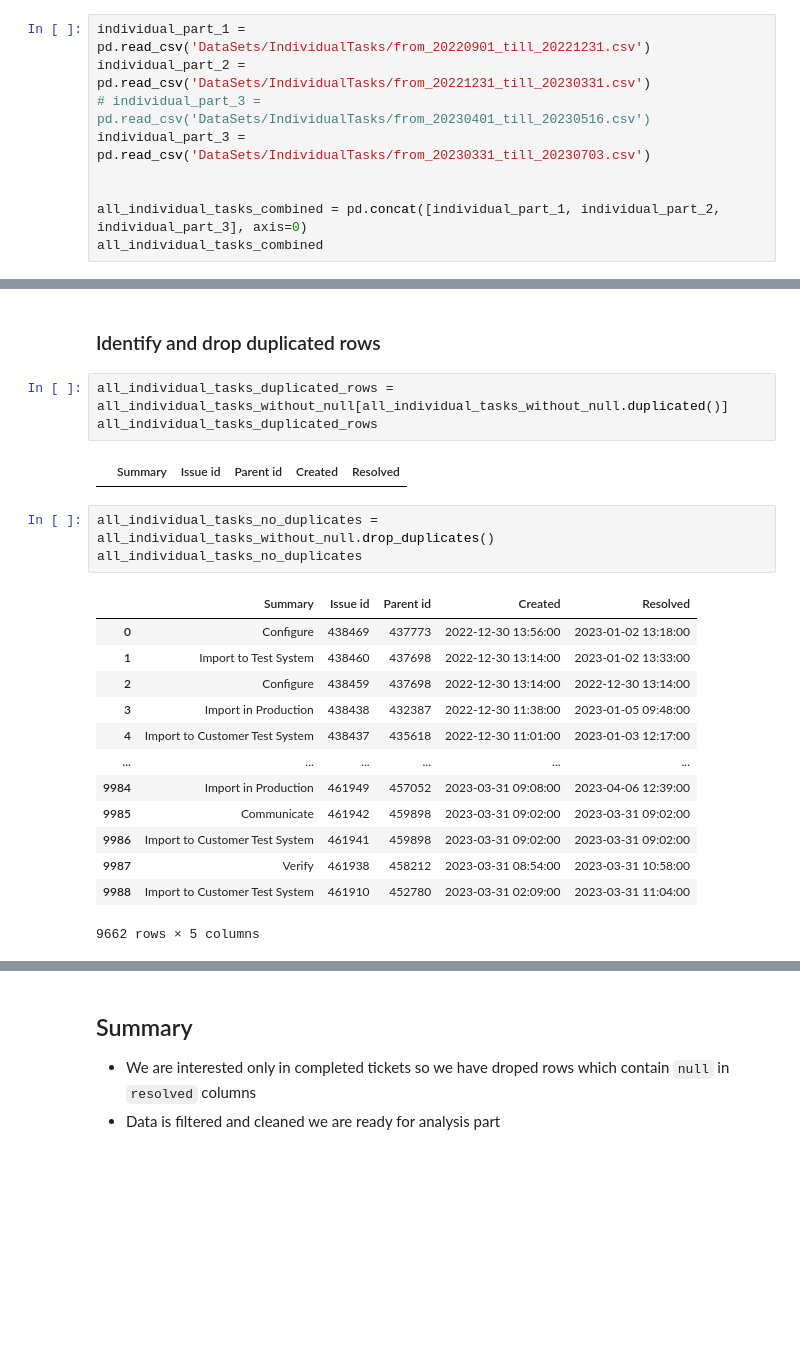
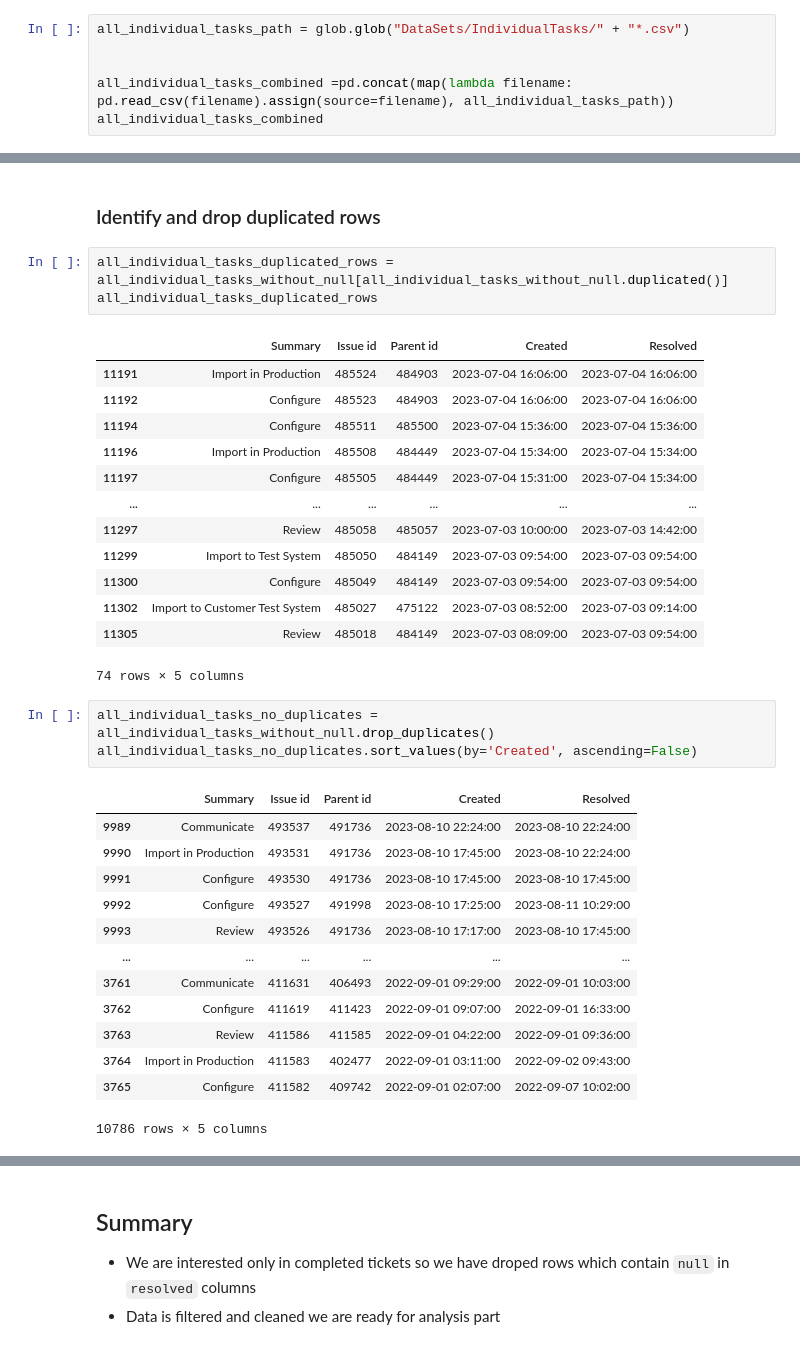
Before and after one commit to grzesiek154/PythonDataScience, a Jupyter notebook: codebusters_data_analysis/notebooks/codebusters_kpi/KPIs/SR.ipynb, the cells around one changed output, grey strips where cells are left out. Cells and saved outputs as stored; diff of their text form; blank space fills up the shorter version.

```diff
--- a/codebusters_data_analysis/notebooks/codebusters_kpi/KPIs/SR.ipynb
+++ b/codebusters_data_analysis/notebooks/codebusters_kpi/KPIs/SR.ipynb
@@ -150,13 +166,10 @@ See the caveats in the documentation: https://pandas.pydata.org/pandas-docs/stab
 - replace missing `date` values with 0
 - drop rows with "null" values
 # %%
-individual_part_1 = pd.read_csv('DataSets/IndividualTasks/from_20220901_till_20221231.csv')
-individual_part_2 = pd.read_csv('DataSets/IndividualTasks/from_20221231_till_20230331.csv')
-# individual_part_3 = pd.read_csv('DataSets/IndividualTasks/from_20230401_till_20230516.csv')
-individual_part_3 = pd.read_csv('DataSets/IndividualTasks/from_20230331_till_20230703.csv')
+all_individual_tasks_path = glob.glob("DataSets/IndividualTasks/" + "*.csv")
 
 
-all_individual_tasks_combined = pd.concat([individual_part_1, individual_part_2, individual_part_3], axis=0)
+all_individual_tasks_combined =pd.concat(map(lambda filename: pd.read_csv(filename).assign(source=filename), all_individual_tasks_path))
 all_individual_tasks_combined
 # %% [output]
 |  | Summary | Issue key | Issue id | Parent id | Issue Type | Status | Project key | Project name | Project type | ... |
@@ -313,20 +343,32 @@ all_individual_tasks_duplicated_rows = all_individual_tasks_without_null[all_ind
 all_individual_tasks_duplicated_rows
 # %% [output]
 |  | Summary | Issue id | Parent id | Created | Resolved |
+| 11191 | Import in Production | 485524 | 484903 | 2023-07-04 16:06:00 | 2023-07-04 16:06:00 |
+| 11192 | Configure | 485523 | 484903 | 2023-07-04 16:06:00 | 2023-07-04 16:06:00 |
+| 11194 | Configure | 485511 | 485500 | 2023-07-04 15:36:00 | 2023-07-04 15:36:00 |
+| 11196 | Import in Production | 485508 | 484449 | 2023-07-04 15:34:00 | 2023-07-04 15:34:00 |
+| 11197 | Configure | 485505 | 484449 | 2023-07-04 15:31:00 | 2023-07-04 15:34:00 |
+| ... | ... | ... | ... | ... | ... |
+| 11297 | Review | 485058 | 485057 | 2023-07-03 10:00:00 | 2023-07-03 14:42:00 |
+| 11299 | Import to Test System | 485050 | 484149 | 2023-07-03 09:54:00 | 2023-07-03 09:54:00 |
+| 11300 | Configure | 485049 | 484149 | 2023-07-03 09:54:00 | 2023-07-03 09:54:00 |
+| 11302 | Import to Customer Test System | 485027 | 475122 | 2023-07-03 08:52:00 | 2023-07-03 09:14:00 |
+| 11305 | Review | 485018 | 484149 | 2023-07-03 08:09:00 | 2023-07-03 09:54:00 |
+74 rows × 5 columns
 # %%
 all_individual_tasks_no_duplicates = all_individual_tasks_without_null.drop_duplicates()
-all_individual_tasks_no_duplicates
+all_individual_tasks_no_duplicates.sort_values(by='Created', ascending=False)
 # %% [output]
 |  | Summary | Issue id | Parent id | Created | Resolved |
-| 0 | Configure | 438469 | 437773 | 2022-12-30 13:56:00 | 2023-01-02 13:18:00 |
-| 1 | Import to Test System | 438460 | 437698 | 2022-12-30 13:14:00 | 2023-01-02 13:33:00 |
-| 2 | Configure | 438459 | 437698 | 2022-12-30 13:14:00 | 2022-12-30 13:14:00 |
-| 3 | Import in Production | 438438 | 432387 | 2022-12-30 11:38:00 | 2023-01-05 09:48:00 |
-| 4 | Import to Customer Test System | 438437 | 435618 | 2022-12-30 11:01:00 | 2023-01-03 12:17:00 |
+| 9989 | Communicate | 493537 | 491736 | 2023-08-10 22:24:00 | 2023-08-10 22:24:00 |
+| 9990 | Import in Production | 493531 | 491736 | 2023-08-10 17:45:00 | 2023-08-10 22:24:00 |
+| 9991 | Configure | 493530 | 491736 | 2023-08-10 17:45:00 | 2023-08-10 17:45:00 |
+| 9992 | Configure | 493527 | 491998 | 2023-08-10 17:25:00 | 2023-08-11 10:29:00 |
+| 9993 | Review | 493526 | 491736 | 2023-08-10 17:17:00 | 2023-08-10 17:45:00 |
 | ... | ... | ... | ... | ... | ... |
-| 9984 | Import in Production | 461949 | 457052 | 2023-03-31 09:08:00 | 2023-04-06 12:39:00 |
-| 9985 | Communicate | 461942 | 459898 | 2023-03-31 09:02:00 | 2023-03-31 09:02:00 |
-| 9986 | Import to Customer Test System | 461941 | 459898 | 2023-03-31 09:02:00 | 2023-03-31 09:02:00 |
-| 9987 | Verify | 461938 | 458212 | 2023-03-31 08:54:00 | 2023-03-31 10:58:00 |
-| 9988 | Import to Customer Test System | 461910 | 452780 | 2023-03-31 02:09:00 | 2023-03-31 11:04:00 |
+| 3761 | Communicate | 411631 | 406493 | 2022-09-01 09:29:00 | 2022-09-01 10:03:00 |
+| 3762 | Configure | 411619 | 411423 | 2022-09-01 09:07:00 | 2022-09-01 16:33:00 |
+| 3763 | Review | 411586 | 411585 | 2022-09-01 04:22:00 | 2022-09-01 09:36:00 |
+| 3764 | Import in Production | 411583 | 402477 | 2022-09-01 03:11:00 | 2022-09-02 09:43:00 |
+| 3765 | Configure | 411582 | 409742 | 2022-09-01 02:07:00 | 2022-09-07 10:02:00 |
-9662 rows × 5 columns
+10786 rows × 5 columns
```
Also changed, not shown: parts of 48 cells of this notebook, 24 other files.
